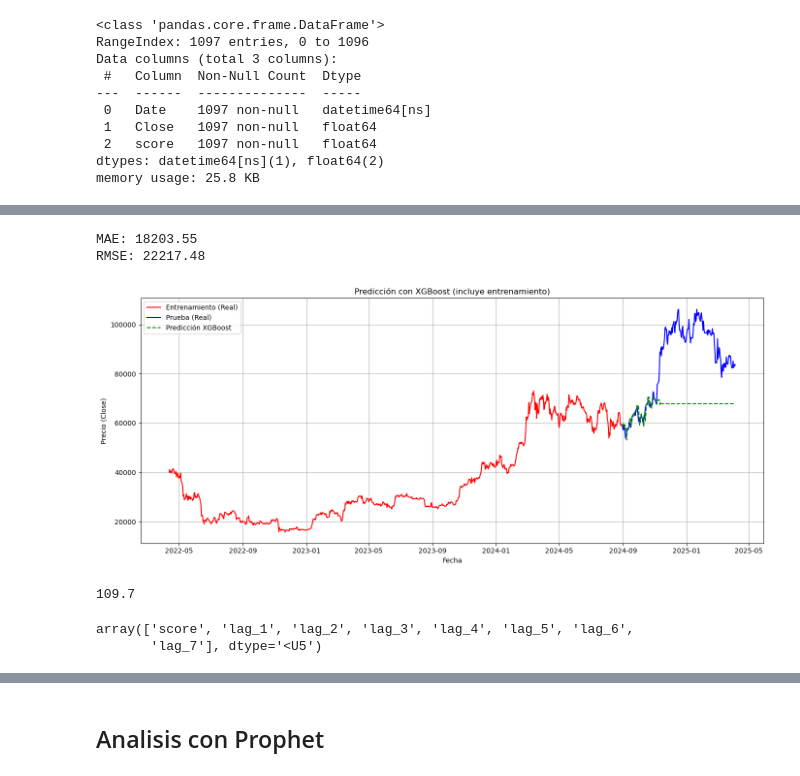
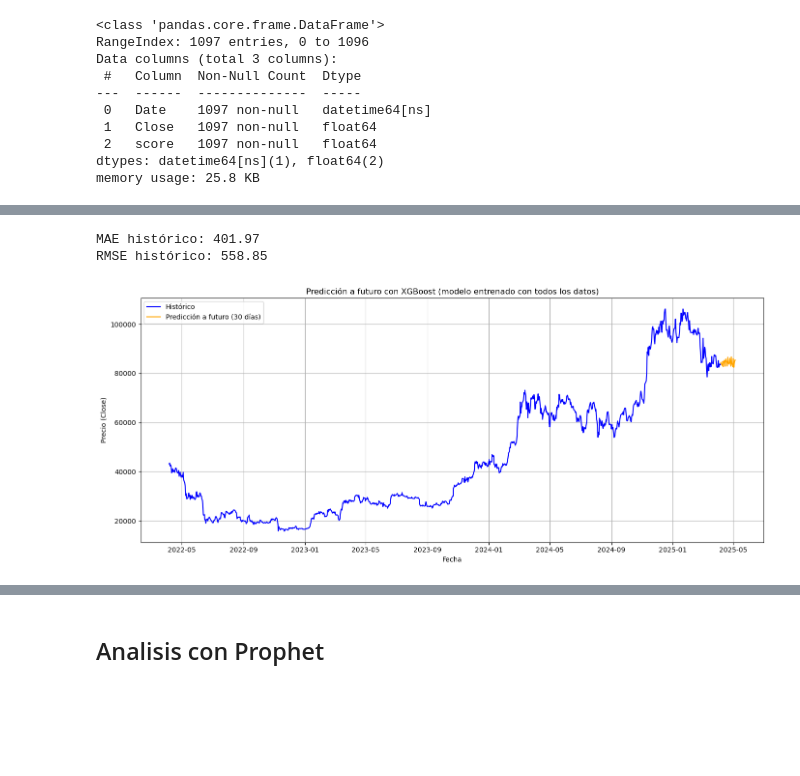
Before and after one commit to seba098098/Projecto_TRM, a Jupyter notebook: Notebooks/04_Modelado_Predictivo_Con_ML..ipynb, the cells around one changed output, grey strips where cells are left out. Saved outputs shown, nothing was run; the diff lists cells and outputs as text; code cells hidden in the pictures; blank space fills up the shorter version.

Commit message:
Modelo 30 dias XGBoost

```diff
--- a/Notebooks/04_Modelado_Predictivo_Con_ML..ipynb
+++ b/Notebooks/04_Modelado_Predictivo_Con_ML..ipynb
@@ -501,75 +555,74 @@ def crear_lags(data, target_col, n_lags):
         df[f'lag_{lag}'] = df[target_col].shift(lag)
     return df.dropna()
 
-# --- Configuración ---
+# 2. Configuración
 n_lags = 7
+n_forecasts = 30
 
-# 2. Crear dataset con lags
+# 3. Crear dataset con lags
 df_lags = crear_lags(df_model, 'Close', n_lags)
 
-# 3. Separar en train/test
-train_size = int(len(df_lags) * 0.80)
-train = df_lags.iloc[:train_size]
-test = df_lags.iloc[train_size:]
+# 4. Entrenamiento con TODOS los datos
+X_all = df_lags.drop(columns=['Close', 'Date', 'score'])
+y_all = df_lags['Close']
 
-X_train = train.drop(columns=['Close', 'Date','score'])
-y_train = train['Close']
-X_test = test.drop(columns=['Close', 'Date','score'])
-y_test = test['Close']
-
-# 4. Entrenar modelo XGBoost
 model = xgb.XGBRegressor(
     objective='reg:squarederror',
     n_estimators=500,
     learning_rate=0.05,
     max_depth=5,
     subsample=0.8,
     colsample_bytree=0.8,
     gamma=0.1,
     min_child_weight=5,
     reg_alpha=0.1,
     reg_lambda=1,
     random_state=42
 )
-model.fit(X_train, y_train)
+model.fit(X_all, y_all)
 
-# 5. Predicciones y métricas
-y_pred = model.predict(X_test)
-mae = mean_absolute_error(y_test, y_pred)
-rmse = np.sqrt(mean_squared_error(y_test, y_pred))
+# (Opcional) Métricas sobre el set completo (para evaluar desempeño histórico)
+y_pred_hist = model.predict(X_all)
+mae = mean_absolute_error(y_all, y_pred_hist)
+rmse = np.sqrt(mean_squared_error(y_all, y_pred_hist))
 
-print(f"MAE: {mae:.2f}")
-print(f"RMSE: {rmse:.2f}")
+print(f"MAE histórico: {mae:.2f}")
+print(f"RMSE histórico: {rmse:.2f}")
 
-# 6. Visualización completa
+# 5. Predicción recursiva a futuro
+def forecast_future(model, X_last, n_forecast):
+    current_input = X_last.values[-1].reshape(1, -1)
+    forecasts = []
+    for _ in range(n_forecast):
+        pred = model.predict(current_input)[0]
+        forecasts.append(pred)
+        current_input = np.roll(current_input, shift=-1, axis=1)
+        current_input[0, -1] = pred
+    return forecasts
+
+future_preds = forecast_future(model, X_all, n_forecasts)
+
+# 6. Crear fechas futuras desde la última fecha disponible
+last_date = pd.to_datetime(df_model['Date'].max())
+future_dates = pd.date_range(start=last_date + pd.Timedelta(days=1), periods=n_forecasts, freq='D')
+
+# 7. Visualización
 plt.figure(figsize=(14, 6))
 
-# Entrenamiento en rojo
-plt.plot(df_model['Date'][y_train.index], y_train.values, label='Entrenamiento (Real)', color='red')
+# Datos históricos
+plt.plot(pd.to_datetime(df_model['Date']), df_model['Close'], label='Histórico', color='blue')
 
-# Test real en azul
-plt.plot(df_model['Date'][y_test.index], y_test.values, label='Prueba (Real)', color='blue')
+# Predicción futura
+plt.plot(future_dates, future_preds, label='Predicción a futuro (30 días)', color='orange')
 
-# Predicción en verde
-plt.plot(df_model['Date'][y_test.index], y_pred, label='Predicción XGBoost', color='green', linestyle='--')
-
-plt.title('Predicción con XGBoost (incluye entrenamiento)')
+plt.title('Predicción a futuro con XGBoost (modelo entrenado con todos los datos)')
 plt.xlabel('Fecha')
 plt.ylabel('Precio (Close)')
 plt.legend()
 plt.grid(True)
 plt.tight_layout()
 plt.show()
 # %% [output]
-MAE: 18203.55
-RMSE: 22217.48
+MAE histórico: 401.97
+RMSE histórico: 558.85
-[figure, old version]
+[figure, new version]
-# %%
-1097
-# %% [output]
-109.7
-# %%
-model_sent.feature_names_in_
-# %% [output]
-array(['score', 'lag_1', 'lag_2', 'lag_3', 'lag_4', 'lag_5', 'lag_6',
-       'lag_7'], dtype='<U5')
```
Also changed, not shown: parts of 19 cells of this notebook.
